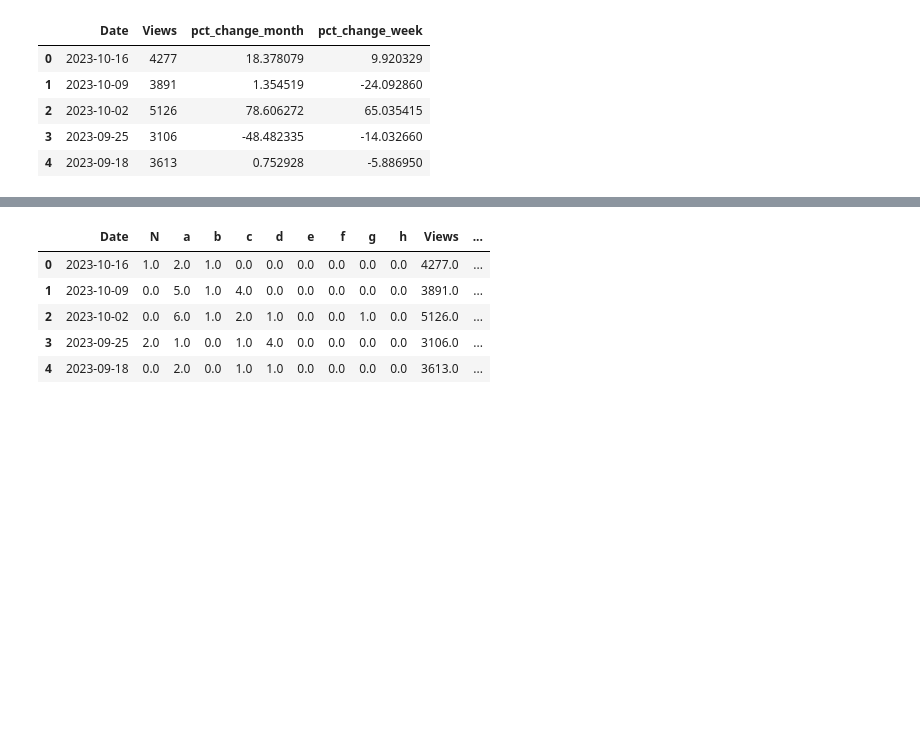
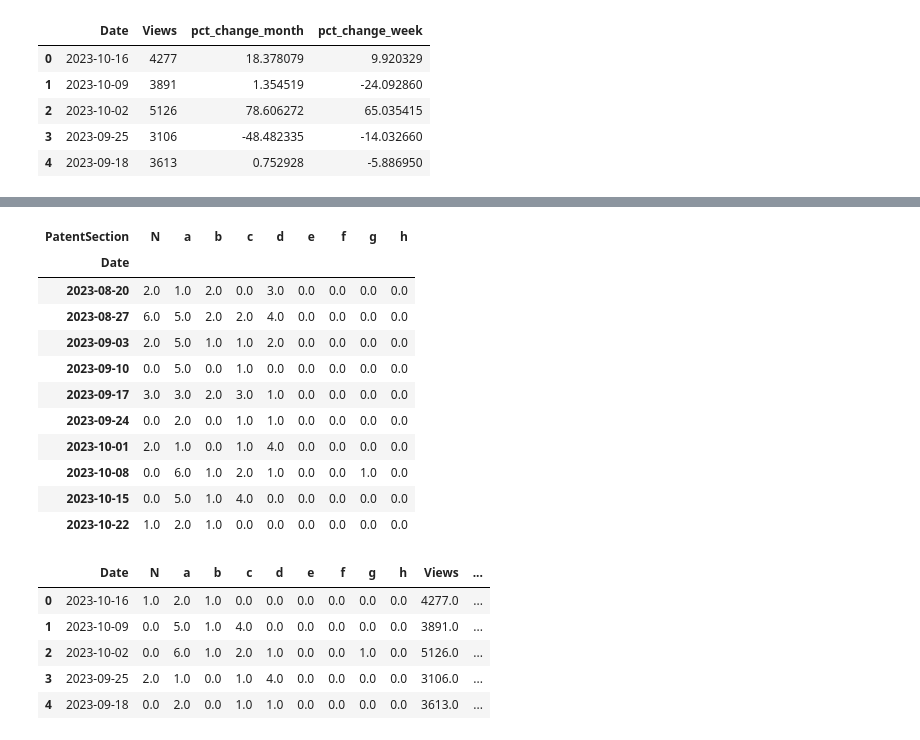
Before and after one commit to xtrabyte-consulting/alt-trading-signals, a Jupyter notebook: UnionsAllLive/OptimalUnionSet.ipynb, the cells around one changed output, grey strips where cells are left out. Cells and saved outputs as stored; diff of their text form; code cells hidden in the pictures; blank space fills up the shorter version.

```diff
--- a/UnionsAllLive/OptimalUnionSet.ipynb
+++ b/UnionsAllLive/OptimalUnionSet.ipynb
@@ -582,0 +692,15 @@ pg_wiki.head()
+# %%
+#pg_patents.set_index('Date', inplace=True)
+pg_patents_resampled = pg_patents.resample('W').agg({
+    'N': 'sum',
+    'a': 'sum',
+    'b': 'sum',
+    'c': 'sum',
+    'd': 'sum',
+    'e': 'sum',
+    'f': 'sum',
+    'g': 'sum',
+    'h': 'sum',
+})
+pg_patents_resampled.index.name = 'Date'
+pg_patents_resampled.head()
@@ -588,3 +718,18 @@ pg_patents.Date = pg_patents.Date - pd.Timedelta(days=1)
+# %%
+pg_patents_resampled.tail(10)
+# %% [output]
+| PatentSection | N | a | b | c | d | e | f | g | h |
+| Date |  |  |  |  |  |  |  |  |  |
+| 2023-08-20 | 2.0 | 1.0 | 2.0 | 0.0 | 3.0 | 0.0 | 0.0 | 0.0 | 0.0 |
+| 2023-08-27 | 6.0 | 5.0 | 2.0 | 2.0 | 4.0 | 0.0 | 0.0 | 0.0 | 0.0 |
+| 2023-09-03 | 2.0 | 5.0 | 1.0 | 1.0 | 2.0 | 0.0 | 0.0 | 0.0 | 0.0 |
+| 2023-09-10 | 0.0 | 5.0 | 0.0 | 1.0 | 0.0 | 0.0 | 0.0 | 0.0 | 0.0 |
+| 2023-09-17 | 3.0 | 3.0 | 2.0 | 3.0 | 1.0 | 0.0 | 0.0 | 0.0 | 0.0 |
+| 2023-09-24 | 0.0 | 2.0 | 0.0 | 1.0 | 1.0 | 0.0 | 0.0 | 0.0 | 0.0 |
+| 2023-10-01 | 2.0 | 1.0 | 0.0 | 1.0 | 4.0 | 0.0 | 0.0 | 0.0 | 0.0 |
+| 2023-10-08 | 0.0 | 6.0 | 1.0 | 2.0 | 1.0 | 0.0 | 0.0 | 1.0 | 0.0 |
+| 2023-10-15 | 0.0 | 5.0 | 1.0 | 4.0 | 0.0 | 0.0 | 0.0 | 0.0 | 0.0 |
+| 2023-10-22 | 1.0 | 2.0 | 1.0 | 0.0 | 0.0 | 0.0 | 0.0 | 0.0 | 0.0 |
 # %%
 from functools import reduce
 
```
Also changed, not shown: parts of 23 cells of this notebook.
